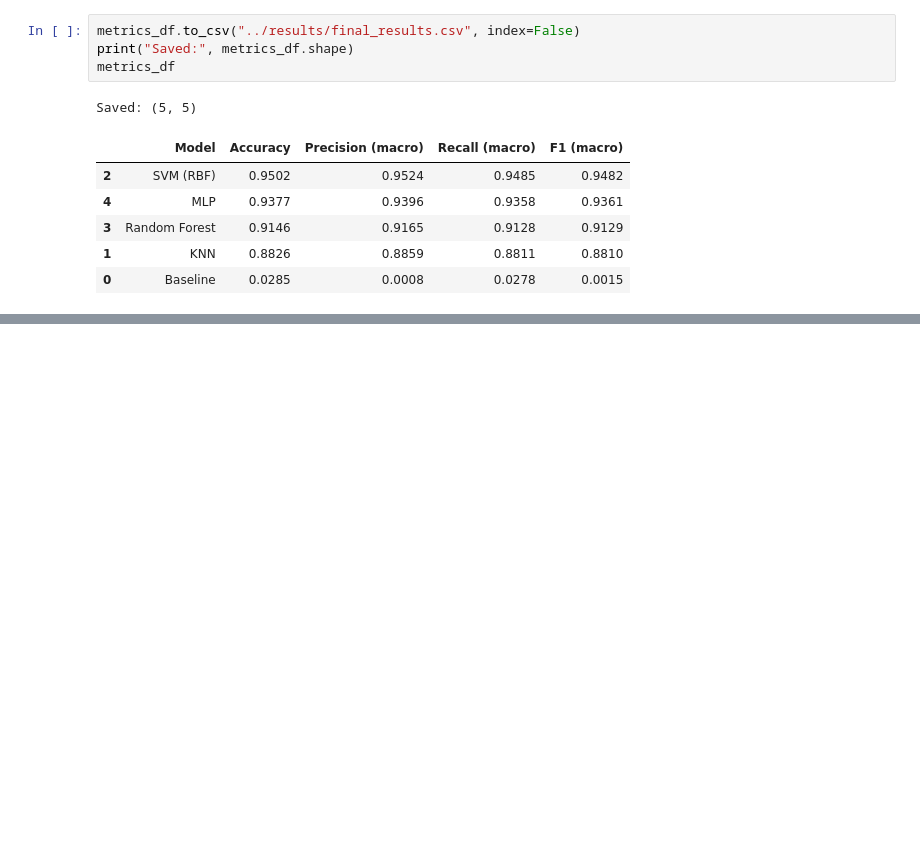
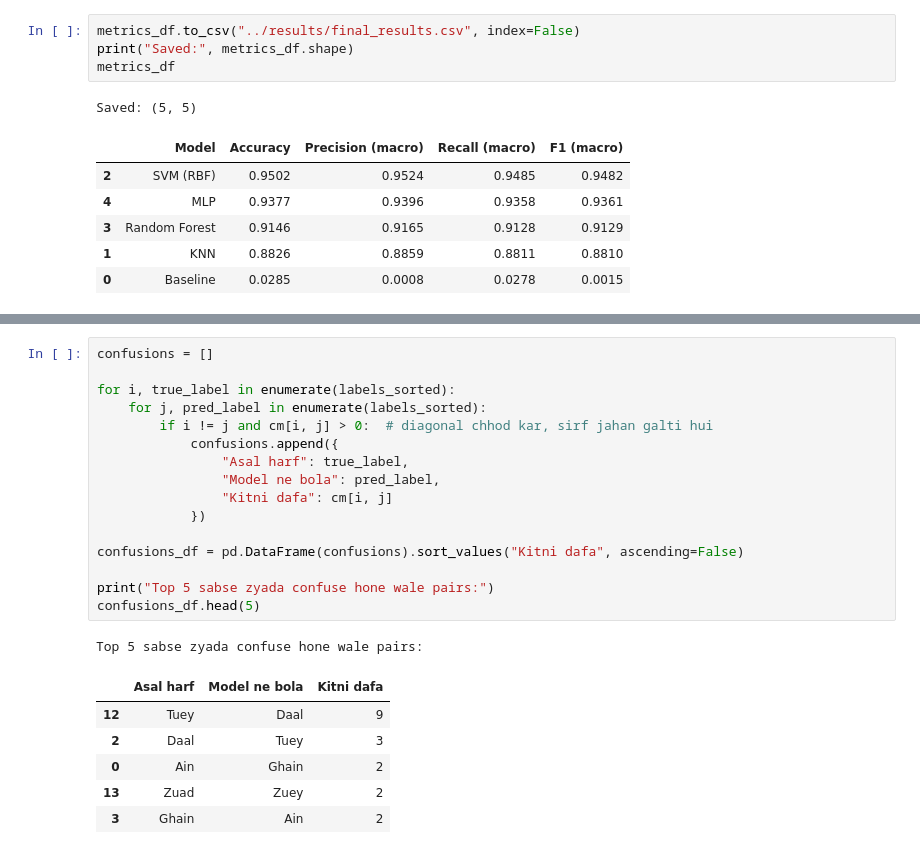
Before and after one commit to aftab-soomro/psl-translator, a Jupyter notebook: notebooks/06_evaluation.ipynb, the cells around one changed output, grey strips where cells are left out. Cells and saved outputs as stored; diff of their text form; blank space fills up the shorter version.

```diff
--- a/notebooks/06_evaluation.ipynb
+++ b/notebooks/06_evaluation.ipynb
@@ -111,0 +143,24 @@ Saved: (5, 5)
+# %%
+confusions = []
+
+for i, true_label in enumerate(labels_sorted):
+    for j, pred_label in enumerate(labels_sorted):
+        if i != j and cm[i, j] > 0:  # diagonal chhod kar, sirf jahan galti hui
+            confusions.append({
+                "Asal harf": true_label,
+                "Model ne bola": pred_label,
+                "Kitni dafa": cm[i, j]
+            })
+
+confusions_df = pd.DataFrame(confusions).sort_values("Kitni dafa", ascending=False)
+
+print("Top 5 sabse zyada confuse hone wale pairs:")
+confusions_df.head(5)
+# %% [output]
+Top 5 sabse zyada confuse hone wale pairs:
+|  | Asal harf | Model ne bola | Kitni dafa |
+| 12 | Tuey | Daal | 9 |
+| 2 | Daal | Tuey | 3 |
+| 0 | Ain | Ghain | 2 |
+| 13 | Zuad | Zuey | 2 |
+| 3 | Ghain | Ain | 2 |
```
Also changed, not shown: parts of 3 cells of this notebook, 3 other files.
